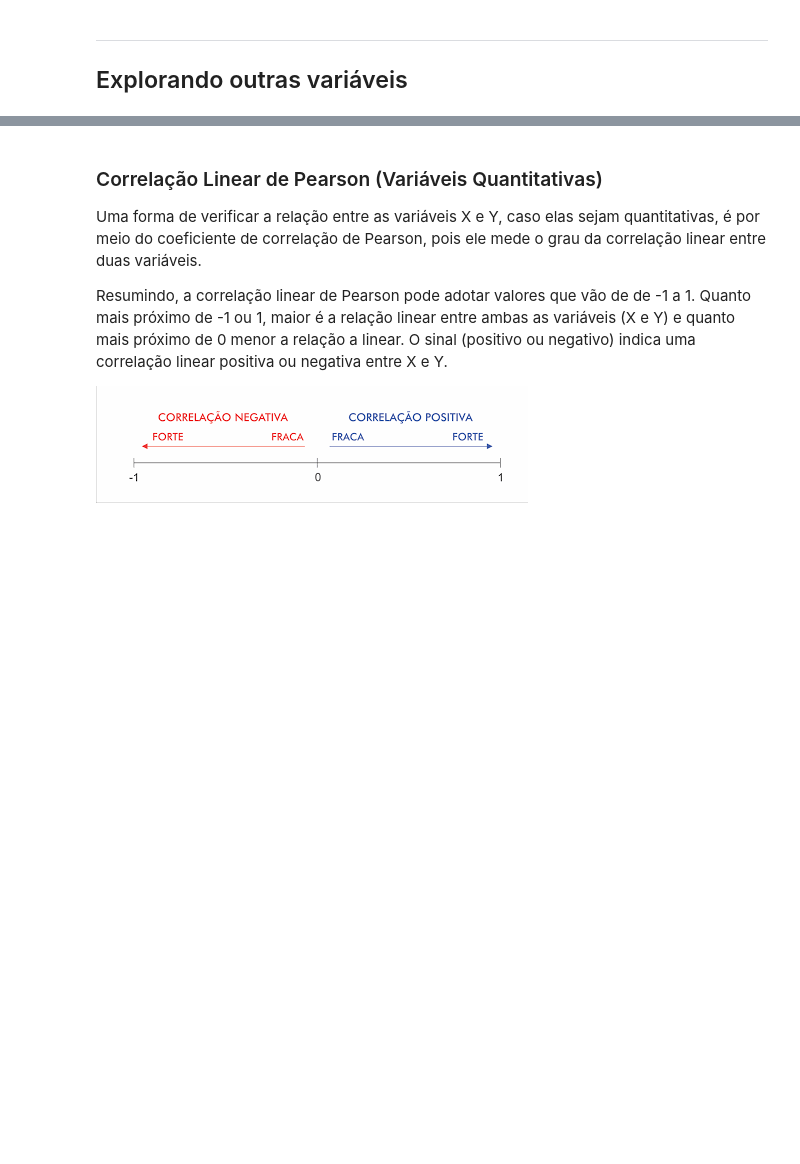
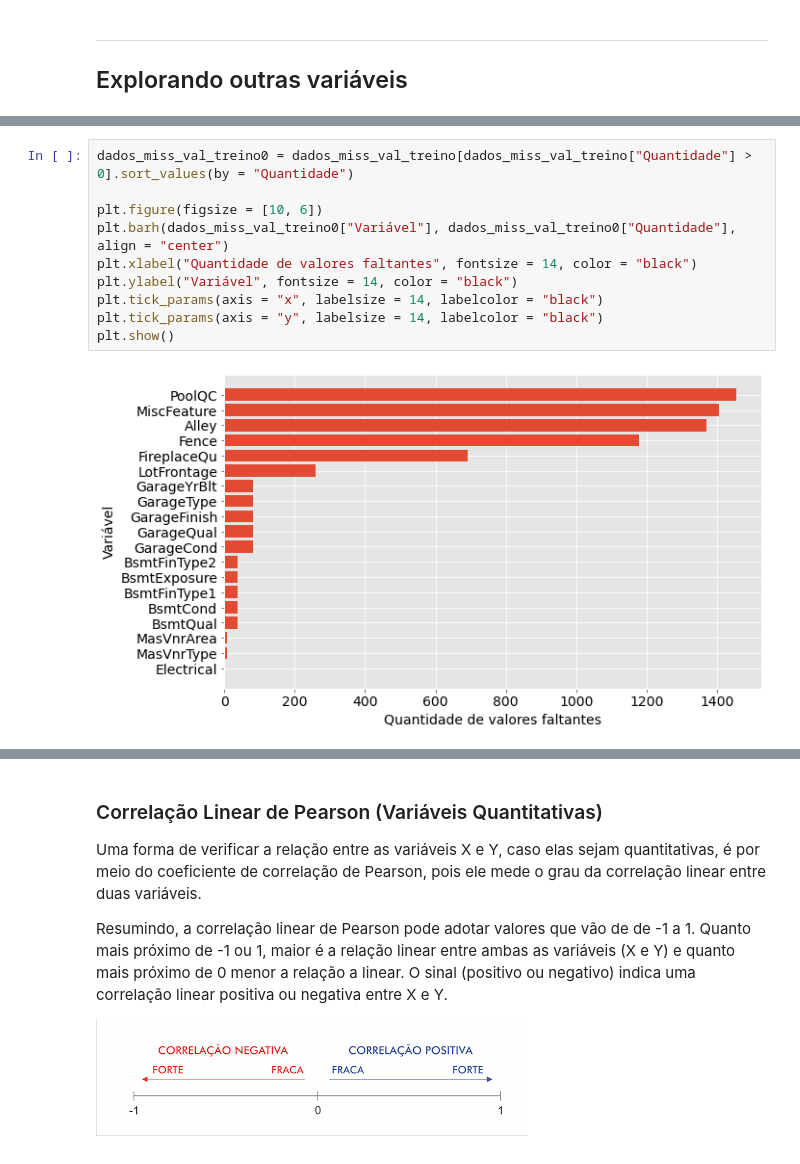
Before and after one commit to barbosarafael/Projetos, a Jupyter notebook: House Prices - Advanced Regression Techniques/notebook_house_prices.ipynb, the cells around one changed output, grey strips where cells are left out. Cells and saved outputs as stored; diff of their text form; blank space fills up the shorter version.

```diff
--- a/House Prices - Advanced Regression Techniques/notebook_house_prices.ipynb
+++ b/House Prices - Advanced Regression Techniques/notebook_house_prices.ipynb
@@ -183,0 +210,12 @@ Name: SalePrice, dtype: float64
+# %%
+dados_miss_val_treino0 = dados_miss_val_treino[dados_miss_val_treino["Quantidade"] > 0].sort_values(by = "Quantidade")
+
+plt.figure(figsize = [10, 6])
+plt.barh(dados_miss_val_treino0["Variável"], dados_miss_val_treino0["Quantidade"], align = "center")
+plt.xlabel("Quantidade de valores faltantes", fontsize = 14, color = "black")
+plt.ylabel("Variável", fontsize = 14, color = "black")
+plt.tick_params(axis = "x", labelsize = 14, labelcolor = "black")
+plt.tick_params(axis = "y", labelsize = 14, labelcolor = "black")
+plt.show()
+# %% [output]
+[figure, added]
```
Also changed, not shown: parts of 10 cells of this notebook.
